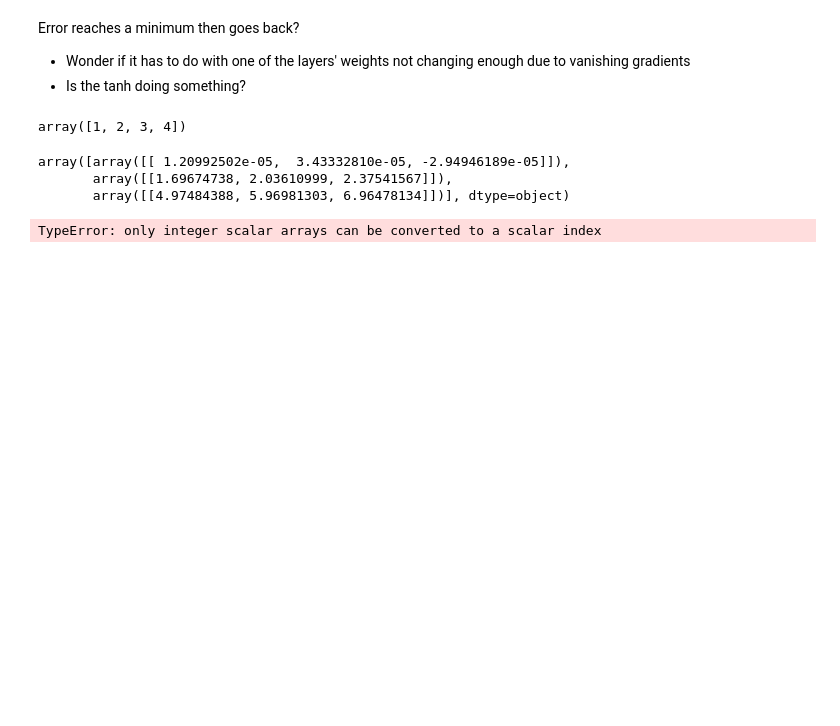
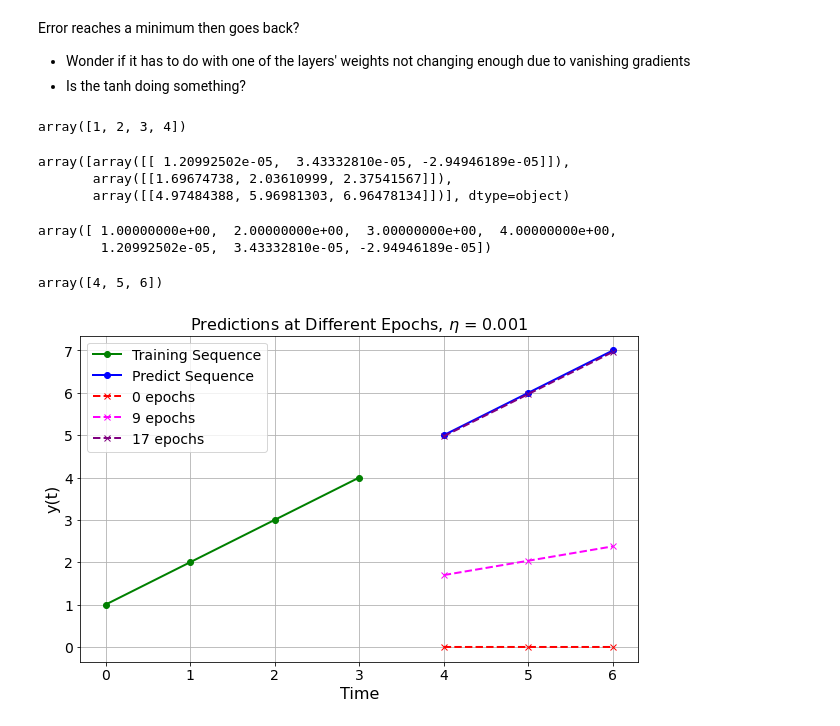
Before and after one commit to jrf343/RNN, a Jupyter notebook: RNN_testing_AP.ipynb, the cells around one changed output. Drawn from its saved outputs; the diff is of its cells as text; code cells hidden in the pictures; blank space fills up the shorter version.

Commit message:
Add plots to RNN_testing_AP.ipynb

```diff
--- a/RNN_testing_AP.ipynb
+++ b/RNN_testing_AP.ipynb
@@ -602,6 +602,39 @@ array([array([[ 1.20992502e-05,  3.43332810e-05, -2.94946189e-05]]),
        array([[4.97484388, 5.96981303, 6.96478134]])], dtype=object)
 # %%
 X = X.astype(float)
-np.concatenate(X.flatten(), y_preds_graph[0].flatten())
+np.concatenate((X.flatten(), y_preds_graph[0].flatten()))
+
+seq_vals =
 # %% [output]
-TypeError: only integer scalar arrays can be converted to a scalar index
+array([ 1.00000000e+00,  2.00000000e+00,  3.00000000e+00,  4.00000000e+00,
+        1.20992502e-05,  3.43332810e-05, -2.94946189e-05])
+# %%
+np.arange(len(X), len(X)+len(y))
+# %% [output]
+array([4, 5, 6])
+# %%
+import matplotlib.pyplot as plt
+
+fig, ax = plt.subplots(figsize=(10, 6))
+t_vals_x = np.arange(len(X))
+t_vals_y = np.arange(len(X), len(X)+len(y))
+
+ax.plot(t_vals_x, X.flatten(), color="green", linestyle="solid", label="Training Sequence", linewidth=2, marker="o")
+ax.plot(t_vals_y, y.flatten(), color="blue", linestyle="solid", label="Predict Sequence", linewidth=2, marker="o")
+
+colors = ["red", "magenta", "purple"]
+for ind, y_pred_seq, color in zip(graph_index_lst, y_preds_graph, colors):
+    ax.plot(t_vals_y, y_pred_seq.flatten(), color = color, linestyle="dashed", label=f"{ind} epochs", linewidth=2, marker="x")
+
+
+ax.set_xlabel("Time", fontsize=16)
+ax.set_ylabel("y(t)", fontsize=16)
+ax.set_title(f"Predictions at Different Epochs, $\eta$ = {eta}",
+             fontsize=16)
+ax.tick_params(axis="x", labelsize=14)
+ax.tick_params(axis="y", labelsize=14)
+ax.legend(fontsize=14)
+ax.grid()
+plt.show()
+# %% [output]
+[figure, added]
```
Also changed, not shown: parts of 1 cell of this notebook.
